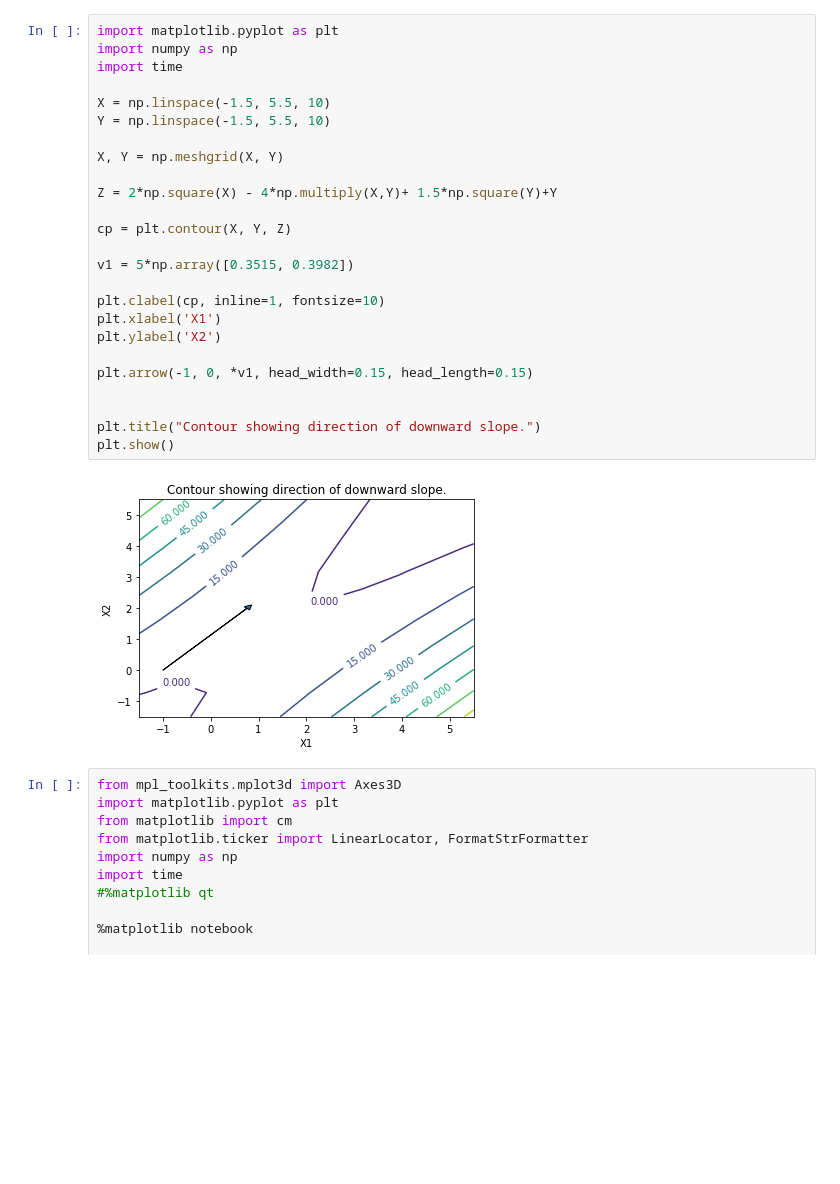
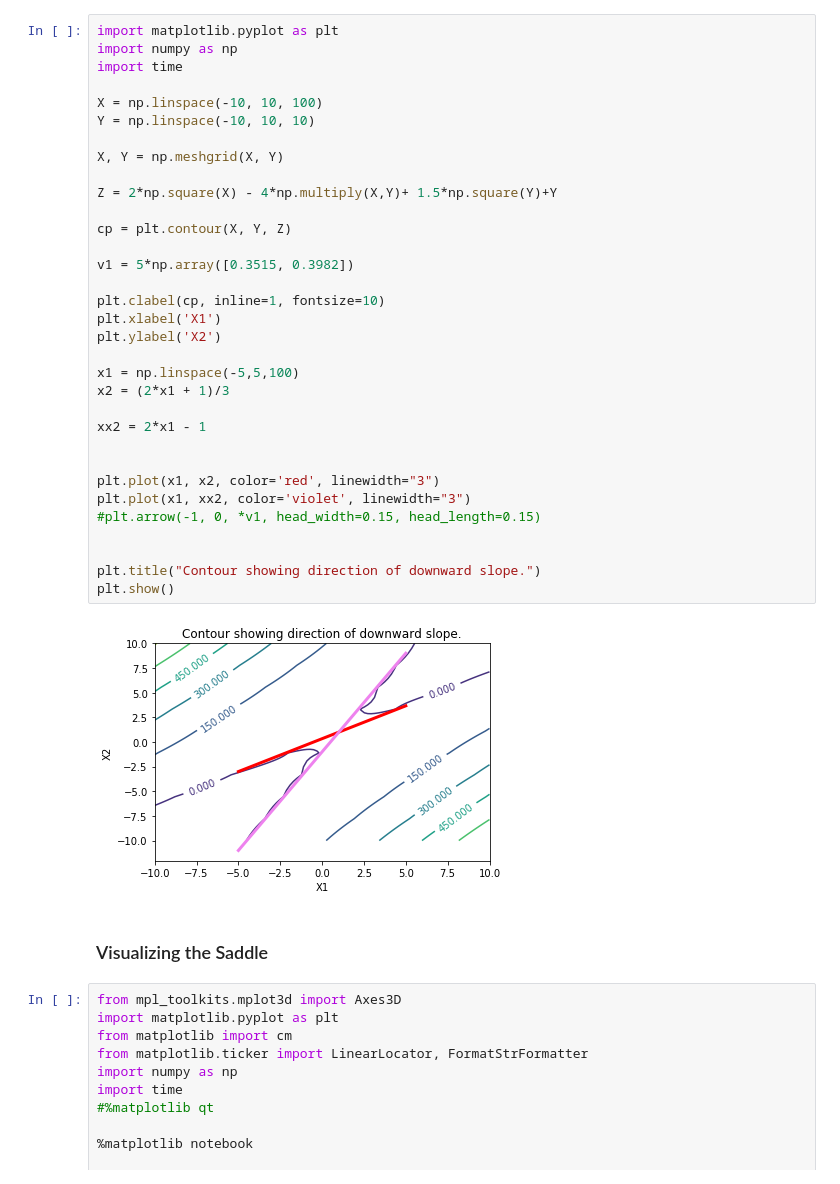
Before and after one commit to ghimiremukesh/Design_Optimization, a Jupyter notebook: Homework/Homework 2.ipynb, the cells around one changed output. Drawn from its saved outputs; the diff is of its cells as text; blank space fills up the shorter version.

```diff
--- a/Homework/Homework 2.ipynb
+++ b/Homework/Homework 2.ipynb
@@ -130,30 +142,40 @@ We can plot the above function and see the behavior at (1, 1) as well:
 # %%
 import matplotlib.pyplot as plt
 import numpy as np
 import time
 
-X = np.linspace(-1.5, 5.5, 10)
-Y = np.linspace(-1.5, 5.5, 10)
+X = np.linspace(-10, 10, 100)
+Y = np.linspace(-10, 10, 10)
 
 X, Y = np.meshgrid(X, Y)
 
 Z = 2*np.square(X) - 4*np.multiply(X,Y)+ 1.5*np.square(Y)+Y
 
 cp = plt.contour(X, Y, Z)
 
 v1 = 5*np.array([0.3515, 0.3982])
 
 plt.clabel(cp, inline=1, fontsize=10)
 plt.xlabel('X1')
 plt.ylabel('X2')
 
-plt.arrow(-1, 0, *v1, head_width=0.15, head_length=0.15)
+x1 = np.linspace(-5,5,100)
+x2 = (2*x1 + 1)/3
+
+xx2 = 2*x1 - 1
+
+
+plt.plot(x1, x2, color='red', linewidth="3")
+plt.plot(x1, xx2, color='violet', linewidth="3")
+#plt.arrow(-1, 0, *v1, head_width=0.15, head_length=0.15)
 
 
 plt.title("Contour showing direction of downward slope.")
 plt.show()
 # %% [output]
-[figure, old version]
+[figure, new version]
+# %% [markdown]
+### Visualizing the Saddle
 # %%
 from mpl_toolkits.mplot3d import Axes3D
 import matplotlib.pyplot as plt
```
Also changed, not shown: parts of 16 cells of this notebook.
